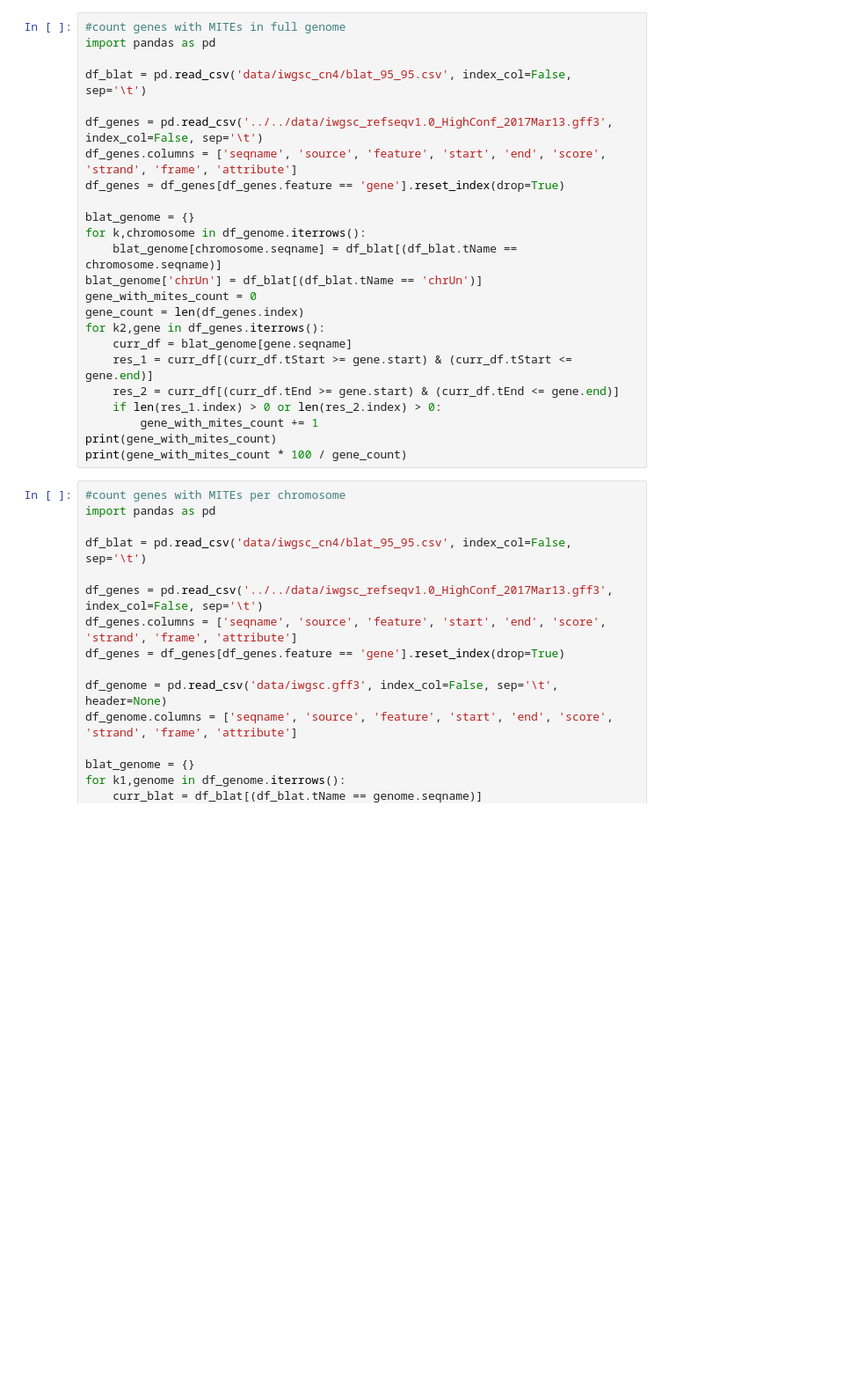
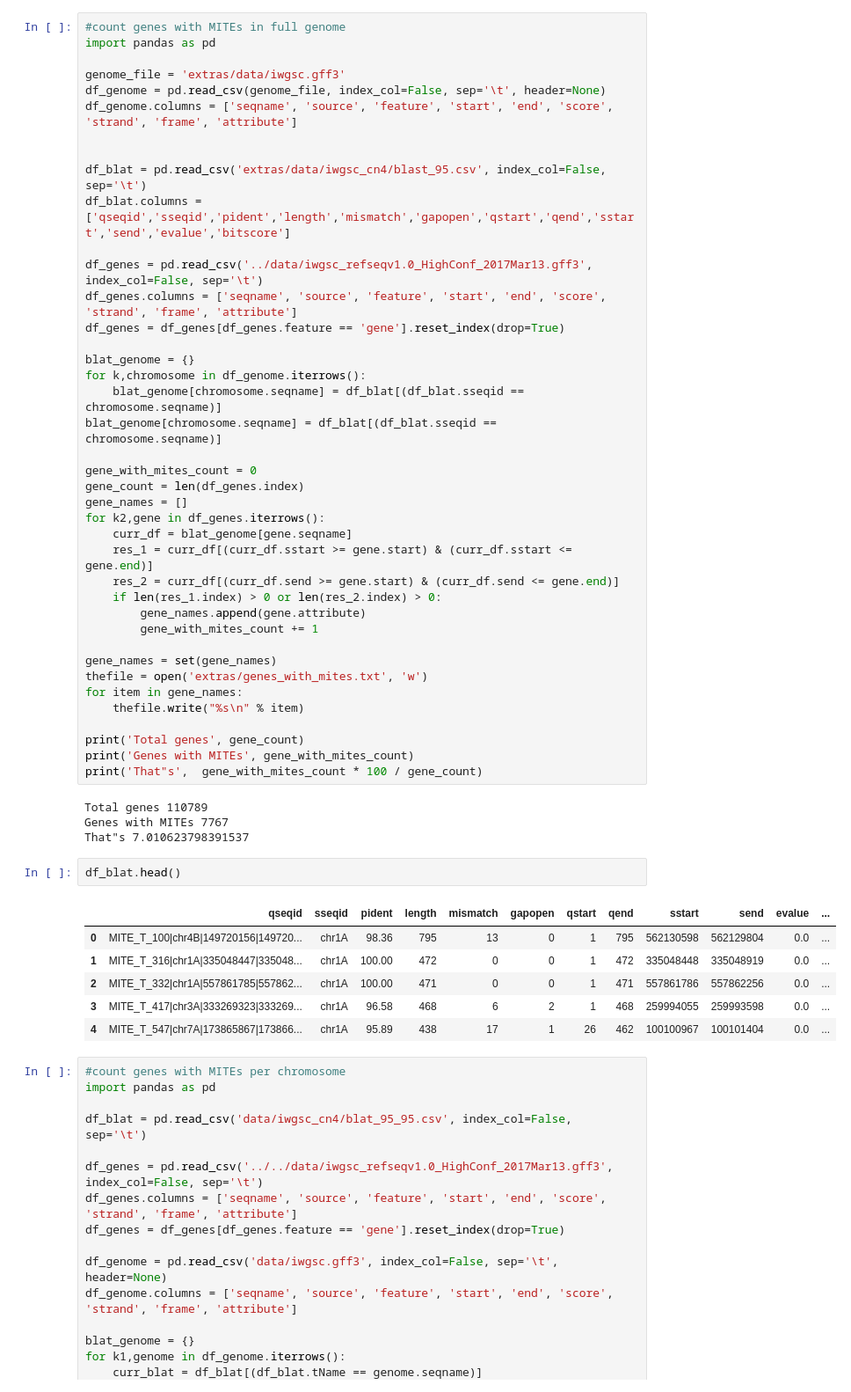
Before and after one commit to INTABiotechMJ/MITE-Tracker, a Jupyter notebook: wheat_data.ipynb, the cells around one changed output. Shown at 88% size. Drawn from its saved outputs; the diff is of its cells as text; blank space fills up the shorter version.

```diff
--- a/wheat_data.ipynb
+++ b/wheat_data.ipynb
@@ -2,26 +165,55 @@
 #count genes with MITEs in full genome
 import pandas as pd
 
-df_blat = pd.read_csv('data/iwgsc_cn4/blat_95_95.csv', index_col=False, sep='\t')
+genome_file = 'extras/data/iwgsc.gff3'
+df_genome = pd.read_csv(genome_file, index_col=False, sep='\t', header=None)
+df_genome.columns = ['seqname', 'source', 'feature', 'start', 'end', 'score', 'strand', 'frame', 'attribute']
 
-df_genes = pd.read_csv('../../data/iwgsc_refseqv1.0_HighConf_2017Mar13.gff3', index_col=False, sep='\t')
+
+df_blat = pd.read_csv('extras/data/iwgsc_cn4/blast_95.csv', index_col=False, sep='\t')
+df_blat.columns = ['qseqid','sseqid','pident','length','mismatch','gapopen','qstart','qend','sstart','send','evalue','bitscore']
+
+df_genes = pd.read_csv('../data/iwgsc_refseqv1.0_HighConf_2017Mar13.gff3', index_col=False, sep='\t')
 df_genes.columns = ['seqname', 'source', 'feature', 'start', 'end', 'score', 'strand', 'frame', 'attribute']
 df_genes = df_genes[df_genes.feature == 'gene'].reset_index(drop=True)
 
 blat_genome = {}
 for k,chromosome in df_genome.iterrows():
-    blat_genome[chromosome.seqname] = df_blat[(df_blat.tName == chromosome.seqname)]
-blat_genome['chrUn'] = df_blat[(df_blat.tName == 'chrUn')]
+    blat_genome[chromosome.seqname] = df_blat[(df_blat.sseqid == chromosome.seqname)]
+blat_genome[chromosome.seqname] = df_blat[(df_blat.sseqid == chromosome.seqname)]
+
 gene_with_mites_count = 0
 gene_count = len(df_genes.index)
+gene_names = []
 for k2,gene in df_genes.iterrows():
     curr_df = blat_genome[gene.seqname]
-    res_1 = curr_df[(curr_df.tStart >= gene.start) & (curr_df.tStart <= gene.end)]
-    res_2 = curr_df[(curr_df.tEnd >= gene.start) & (curr_df.tEnd <= gene.end)]
+    res_1 = curr_df[(curr_df.sstart >= gene.start) & (curr_df.sstart <= gene.end)]
+    res_2 = curr_df[(curr_df.send >= gene.start) & (curr_df.send <= gene.end)]
     if len(res_1.index) > 0 or len(res_2.index) > 0:
+        gene_names.append(gene.attribute)
         gene_with_mites_count += 1
-print(gene_with_mites_count)
-print(gene_with_mites_count * 100 / gene_count)
+
+gene_names = set(gene_names)
+thefile = open('extras/genes_with_mites.txt', 'w')
+for item in gene_names:
+    thefile.write("%s\n" % item)
+
+print('Total genes', gene_count)
+print('Genes with MITEs', gene_with_mites_count)
+print('That"s',  gene_with_mites_count * 100 / gene_count)
+# %% [output]
+Total genes 110789
+Genes with MITEs 7767
+That"s 7.010623798391537
+# %%
+df_blat.head()
+# %% [output]
+|  | qseqid | sseqid | pident | length | mismatch | gapopen | qstart | qend | sstart | send | evalue | ... |
+| 0 | MITE_T_100|chr4B|149720156|149720... | chr1A | 98.36 | 795 | 13 | 0 | 1 | 795 | 562130598 | 562129804 | 0.0 | ... |
+| 1 | MITE_T_316|chr1A|335048447|335048... | chr1A | 100.00 | 472 | 0 | 0 | 1 | 472 | 335048448 | 335048919 | 0.0 | ... |
+| 2 | MITE_T_332|chr1A|557861785|557862... | chr1A | 100.00 | 471 | 0 | 0 | 1 | 471 | 557861786 | 557862256 | 0.0 | ... |
+| 3 | MITE_T_417|chr3A|333269323|333269... | chr1A | 96.58 | 468 | 6 | 2 | 1 | 468 | 259994055 | 259993598 | 0.0 | ... |
+| 4 | MITE_T_547|chr7A|173865867|173866... | chr1A | 95.89 | 438 | 17 | 1 | 26 | 462 | 100100967 | 100101404 | 0.0 | ... |
 # %%
 #count genes with MITEs per chromosome
 import pandas as pd
```
Also changed, not shown: parts of 19 cells of this notebook, 1 other file.
